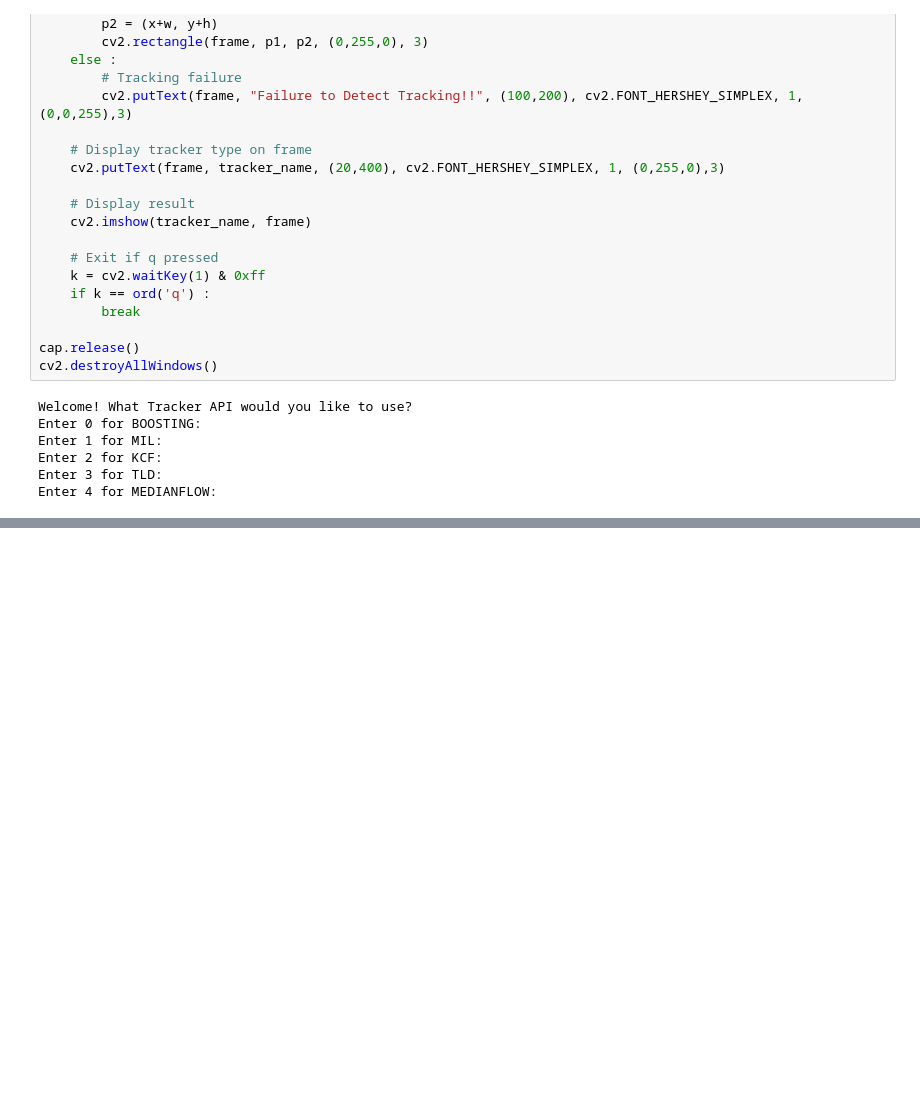
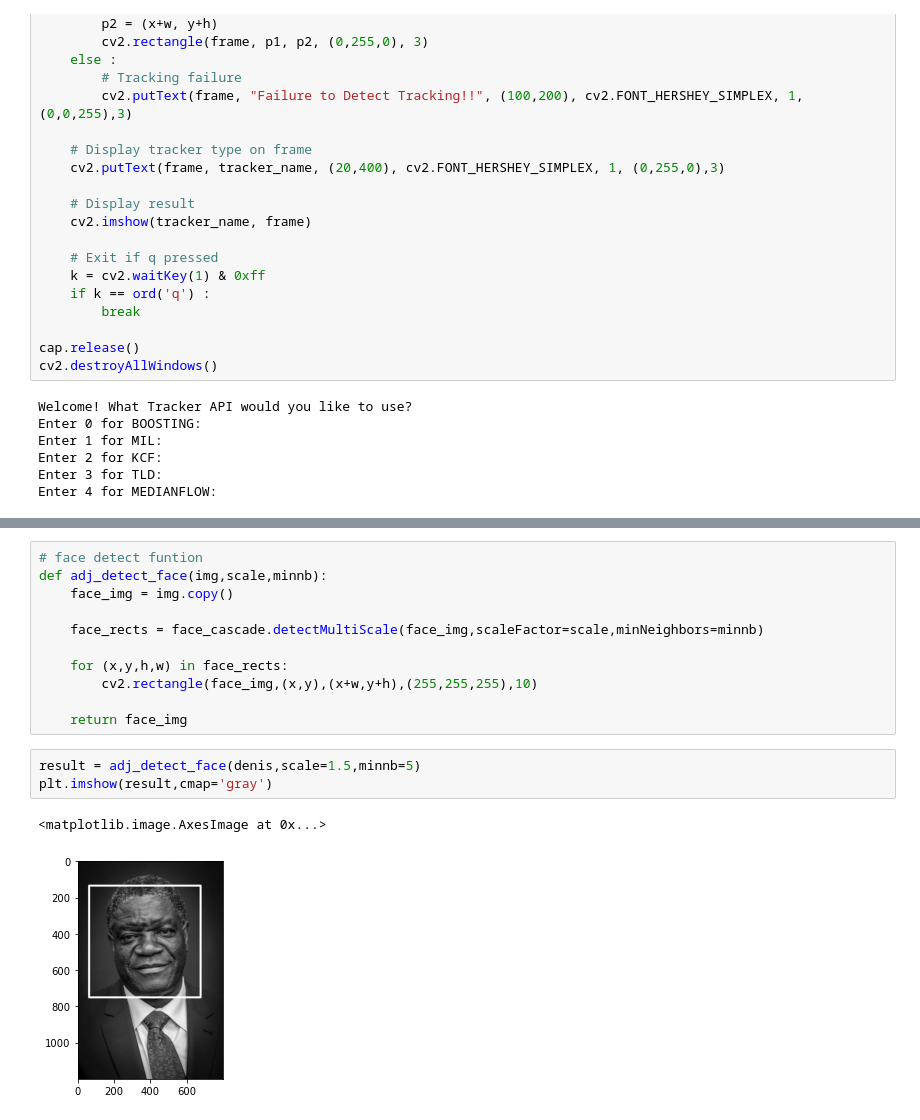
Before and after one commit to PatWolf2610/OpenCV-Learning, a Jupyter notebook: Object-detection.ipynb, the cells around one changed output, grey strips where cells are left out. Drawn from its saved outputs; the diff is of its cells as text; blank space fills up the shorter version.

Commit message:
Object Detection Update

```diff
--- a/Object-detection.ipynb
+++ b/Object-detection.ipynb
@@ -336,0 +358,17 @@ Enter 4 for MEDIANFLOW:
+# %%
+# face detect funtion
+def adj_detect_face(img,scale,minnb):
+    face_img = img.copy()
+
+    face_rects = face_cascade.detectMultiScale(face_img,scaleFactor=scale,minNeighbors=minnb)
+
+    for (x,y,h,w) in face_rects:
+        cv2.rectangle(face_img,(x,y),(x+w,y+h),(255,255,255),10)
+
+    return face_img
+# %%
+result = adj_detect_face(denis,scale=1.5,minnb=5)
+plt.imshow(result,cmap='gray')
+# %% [output]
+<matplotlib.image.AxesImage at 0x...>
+[figure, added]
```
Also changed, not shown: parts of 42 cells of this notebook, 2 other files.
